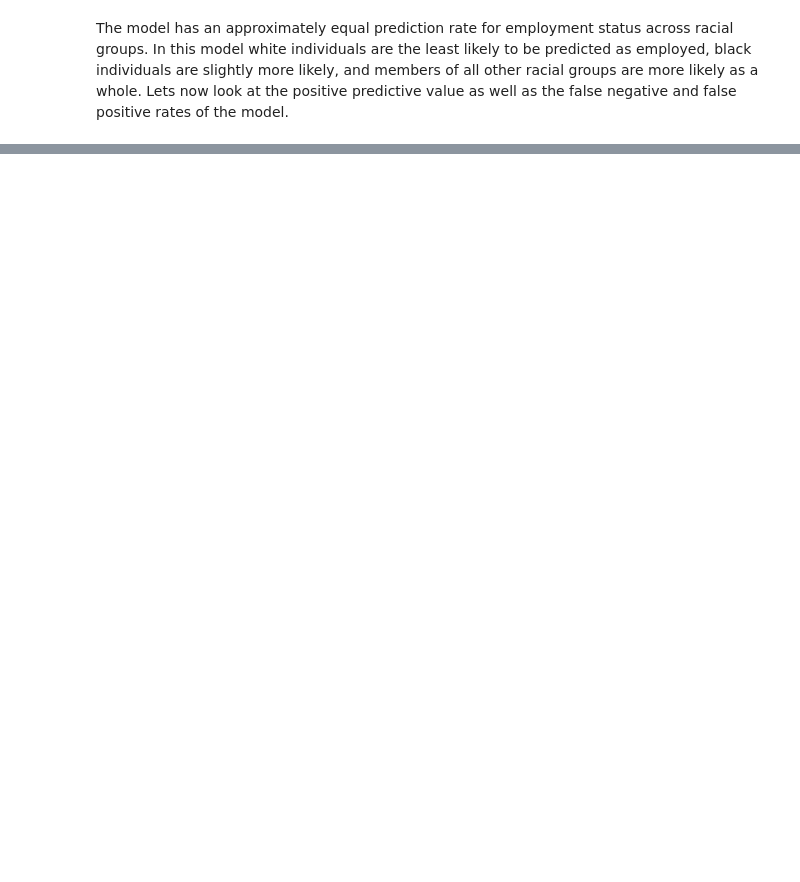
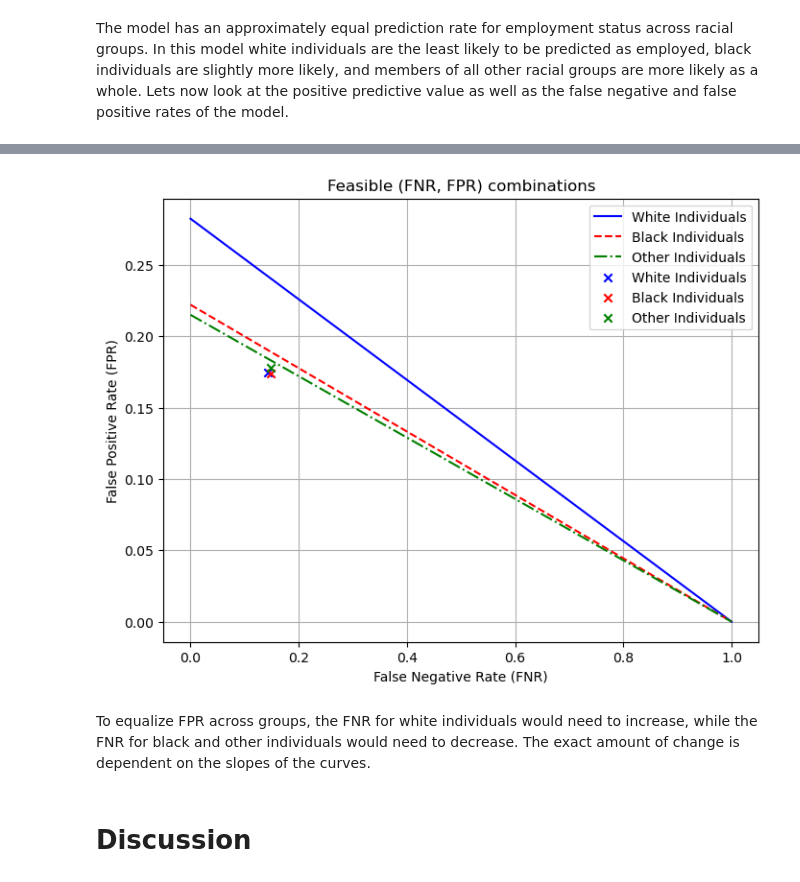
Before and after one commit to Nibsquatch/Nibsquatch.github.io, a Jupyter notebook: posts/Blog 3/index.ipynb, the cells around one changed output, grey strips where cells are left out. Saved outputs shown, nothing was run; the diff lists cells and outputs as text; code cells hidden in the pictures; blank space fills up the shorter version.

```diff
--- a/posts/Blog 3/index.ipynb
+++ b/posts/Blog 3/index.ipynb
@@ -91,9 +93,8 @@ print("\nThe proportion of individuals in each group that are currently employed
 print(df.groupby("group")["label"].mean())
 
 # lets now add sex to the consideration of race and proportion predicted to be employed
-temp  = df.copy()
-temp["group"][temp["group"] > 2] = 3
-ax = sns.barplot(data = temp, x = "group", y = "label", hue = "SEX", errorbar = None)
+df["group"][df["group"] > 2] = 3
+ax = sns.barplot(data = df, x = "group", y = "label", hue = "SEX", errorbar = None)
 ax.set_xlabel("Race (White, Black, Other)")
 ax.set_ylabel("Proportion Employed")
 # %% [output]
@@ -239,0 +321,44 @@ The overall false positive rate of our model is: 0.17755640199238207
+# %%
+import matplotlib.pyplot as plt
+
+# pull out prevalence from the dataset
+p_W, p_B, p_O = df.groupby("group")["label"].mean()
+
+# fix the PPV to the lowest of the PPV across groups
+PPV_fixed = min(PPV_W, PPV_B, PPV_O)
+
+# function to compute FPR given FNR based on eqn 2.6
+def compute_FPR(fnr, p, ppv_fixed):
+    return (p / (1 - p)) * ((1 - ppv_fixed) / ppv_fixed) * (1 - fnr)
+
+# Generate FNR-FPR tradeoff curves for each group
+fnr_range = np.linspace(0, 1, 100)
+fpr_W_curve = compute_FPR(fnr_range, p_W, PPV_fixed)
+fpr_B_curve = compute_FPR(fnr_range, p_B, PPV_fixed)
+fpr_O_curve = compute_FPR(fnr_range, p_O, PPV_fixed)
+
+# generate an empty plot
+plt.figure(figsize = (8,6))
+
+# plot the feasible trade off curves
+plt.plot(fnr_range, fpr_W_curve, color = "blue", label = "White Individuals")
+plt.plot(fnr_range, fpr_B_curve, color = "red", label = "Black Individuals", linestyle = "dashed")
+plt.plot(fnr_range, fpr_O_curve, color = "green", label = "Other Individuals", linestyle = "dashdot")
+
+# mark the observed (FNR, FPR) values
+plt.scatter(FNR_W, FPR_W, color = "blue", label = "White Individuals", marker = "x")
+plt.scatter(FNR_B, FPR_B, color = "red", label = "Black Individuals", marker = "x")
+plt.scatter(FNR_O, FPR_O, color = "green", label = "Other Individuals", marker = "x")
+
+# Labels and legend
+plt.xlabel("False Negative Rate (FNR)")
+plt.ylabel("False Positive Rate (FPR)")
+plt.title("Feasible (FNR, FPR) combinations")
+plt.legend()
+plt.grid(True)
+# %% [output]
+[figure, added]
+# %% [markdown]
+To equalize FPR across groups, the FNR for white individuals would need to increase, while the FNR for black and other individuals would need to decrease. The exact amount of change is dependent on the slopes of the curves.
+# %% [markdown]
+# Discussion
```
Also changed, not shown: parts of 10 cells of this notebook, 4 other files.
